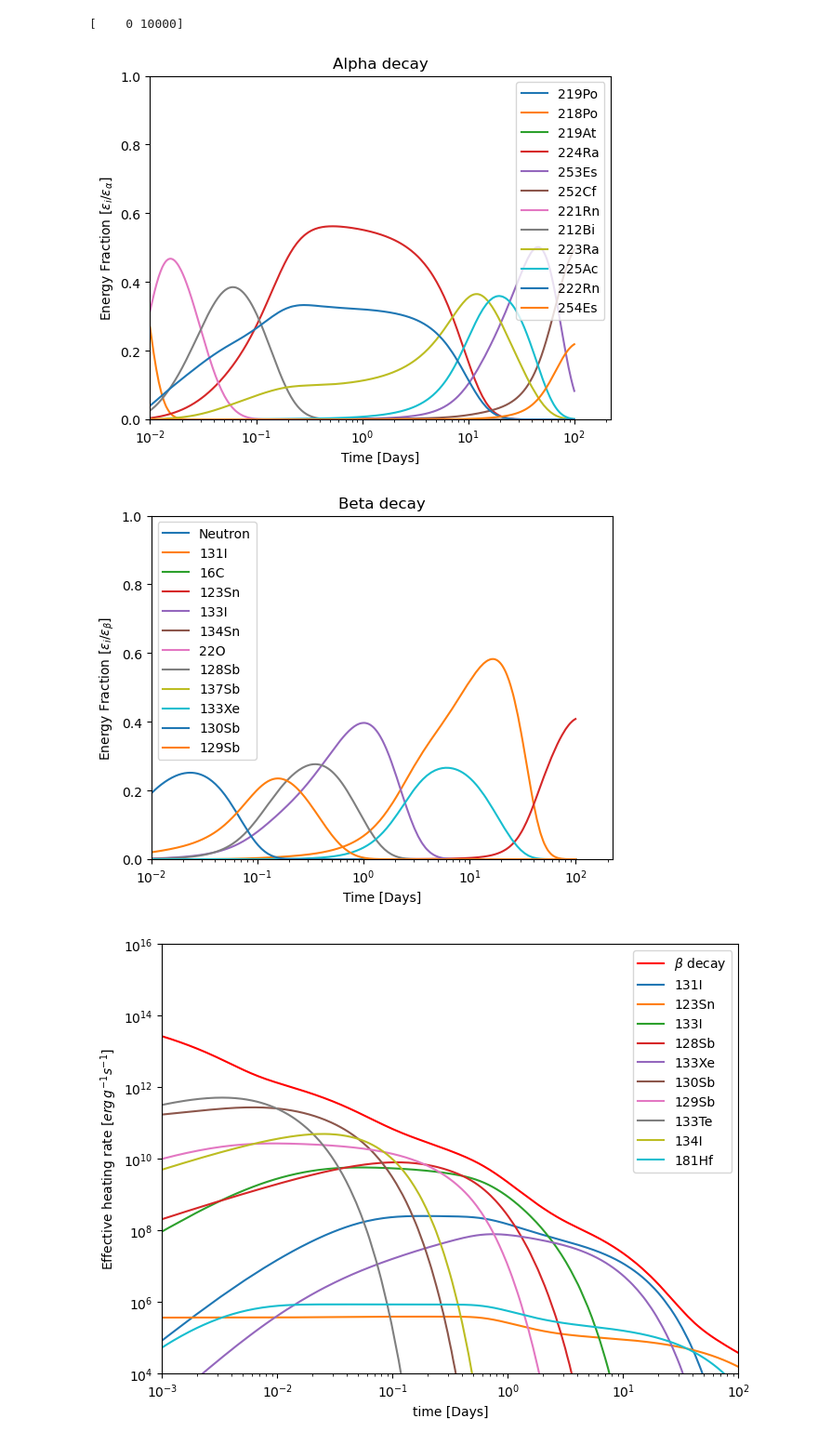
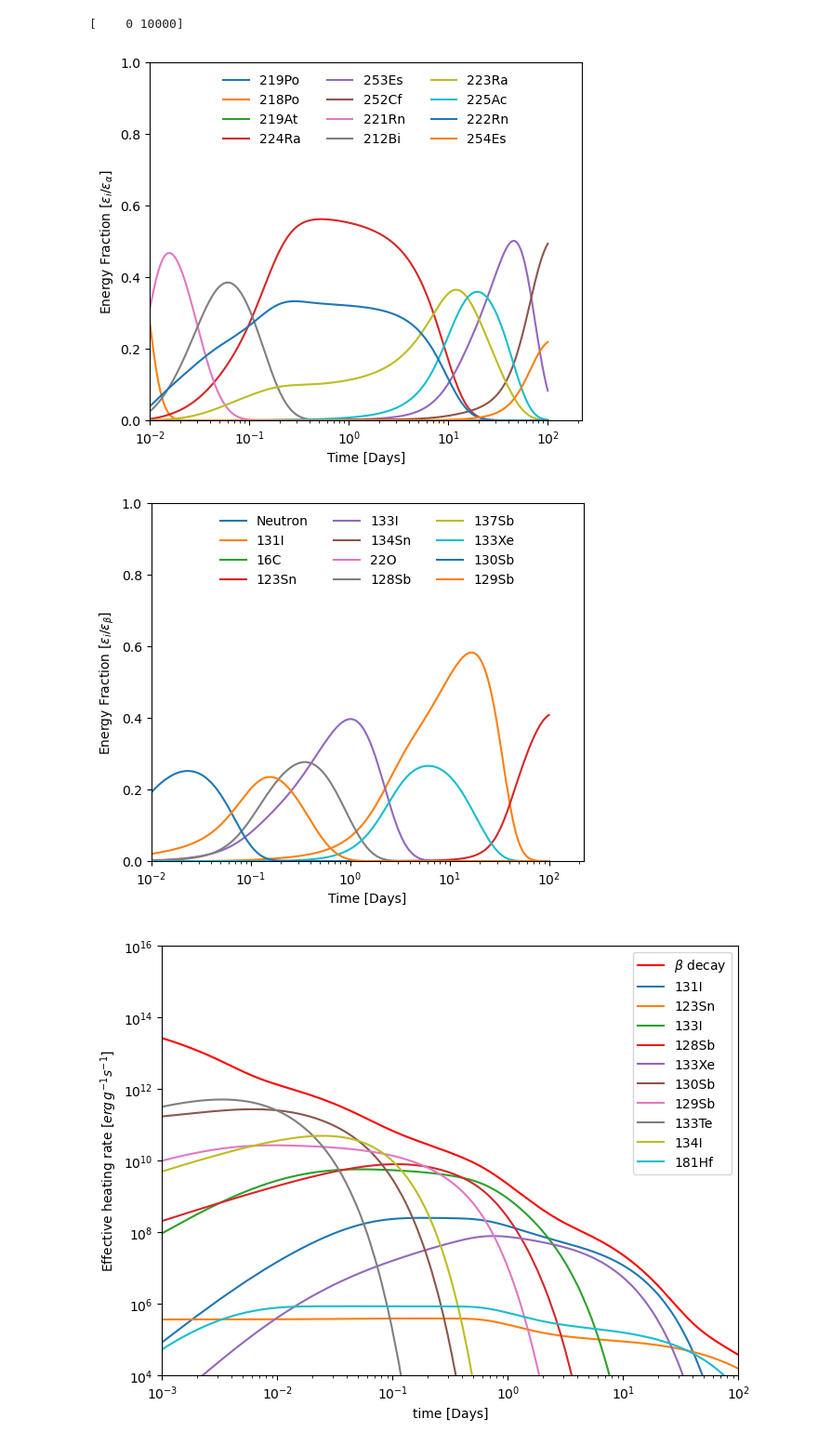
Before and after one commit to DiegoHp45/Kilonova, a Jupyter notebook: article_1.ipynb, the cells around one changed output. Shown at 93% size. Cells and saved outputs as stored; diff of their text form; code cells hidden in the pictures.

```diff
--- a/article_1.ipynb
+++ b/article_1.ipynb
@@ -356,38 +457,37 @@ Mejores_beta=(-picos_beta).argsort()
 # %% [output]
 [    0 10000]
 # %%
-'''Figure 2. article relevant nuclei'''
-def graficas_masimportantes(top:int,topa:int):
-    plt.figure()
-
-    for i in range(topa):
-        plt.plot(t_dias,E_alpha_aporte_norm[mejores_alpha[i]],label=Name_alpha[mejores_alpha[i]])
-    plt.title(r'Alpha decay')
-    plt.ylabel(r'Energy Fraction $[\epsilon_{i}/\epsilon_{\alpha}]$')
-    plt.xlabel('Time [Days]')
-    plt.xscale('log')
-    plt.xlim(left=10**-2)
-    plt.ylim((0,1))
-
-    plt.legend()
-
-    plt.figure()
-
-    for i in range(top):
-        plt.plot(t_dias,E_beta_aporte_norm[Mejores_beta[i]],label=Name_beta[Mejores_beta[i]])
-    plt.ylabel(r'Energy Fraction $[\epsilon_{i}/\epsilon_{\beta}]$')
-    plt.xlabel('Time [Days]')
-    plt.xscale('log')
-    plt.title(r'Beta decay')
-    plt.legend()
-    plt.ylim((0,1))
-    plt.xlim(left=10**-2)
+'''Figure 3. article relevant nuclei'''
+def graficas_masimportantes(top:int,topa:int,decay):
+    plt.figure(figsize=(6,5))
+    if decay=='Beta':
+        for i in range(top):
+            plt.plot(t_dias,E_beta_aporte_norm[Mejores_beta[i]],label=Name_beta[Mejores_beta[i]])
+        plt.ylabel(r'Energy Fraction $[\epsilon_{i}/\epsilon_{\beta}]$')
+        plt.xlabel('Time [Days]')
+        plt.xscale('log')
+        plt.legend(loc="upper center", ncol=3,frameon=False)
+        plt.ylim((0,1))
+        plt.xlim(left=10**-2)
+    else:
+        for i in range(topa):
+            plt.plot(t_dias,E_alpha_aporte_norm[mejores_alpha[i]],label=Name_alpha[mejores_alpha[i]])
+        plt.ylabel(r'Energy Fraction $[\epsilon_{i}/\epsilon_{\alpha}]$')
+        plt.xlabel('Time [Days]')
+        plt.xscale('log')
+        plt.xlim(left=10**-2)
+        plt.ylim((0,1))
+        plt.legend(loc="upper center", ncol=3,frameon=False)
 
 
-graficas_masimportantes(12,12)
+
+
+
+graficas_masimportantes(12,12,'Alpha')
+graficas_masimportantes(12,12,'Beta')
 # %% [output]
-[figure, old version]
+[figure, new version]
-[figure, old version]
+[figure, new version]
 # %%
 '''Plots Heating Rate for relevant nuclei'''
 plt.figure(figsize=(8,6))
```
Also changed, not shown: parts of 5 cells of this notebook.
